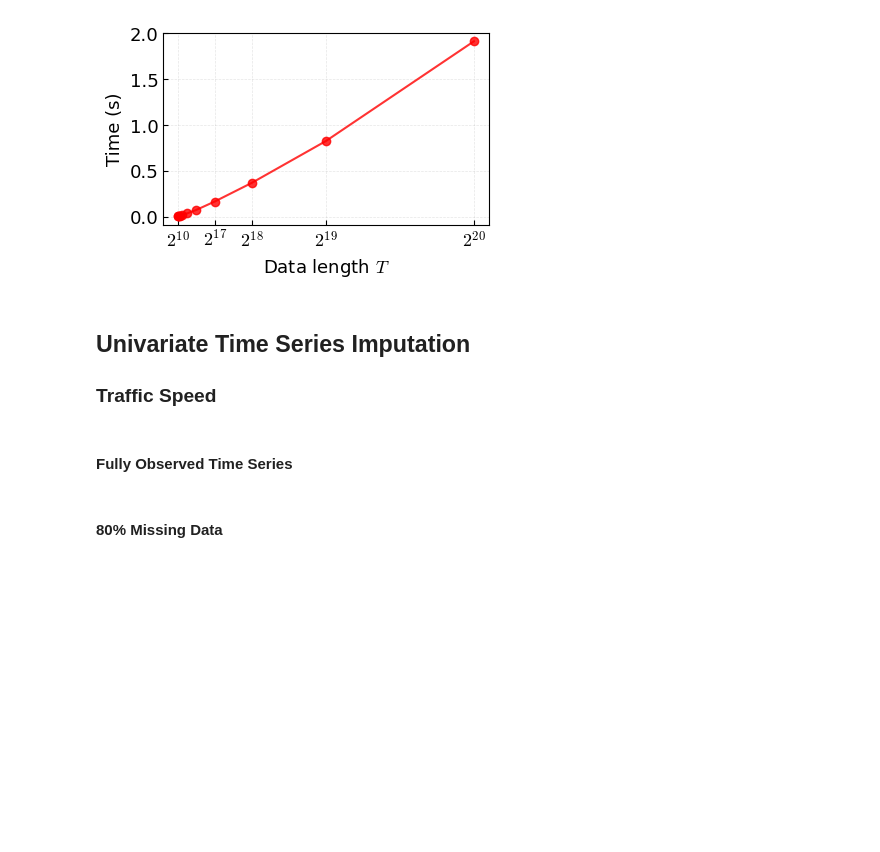
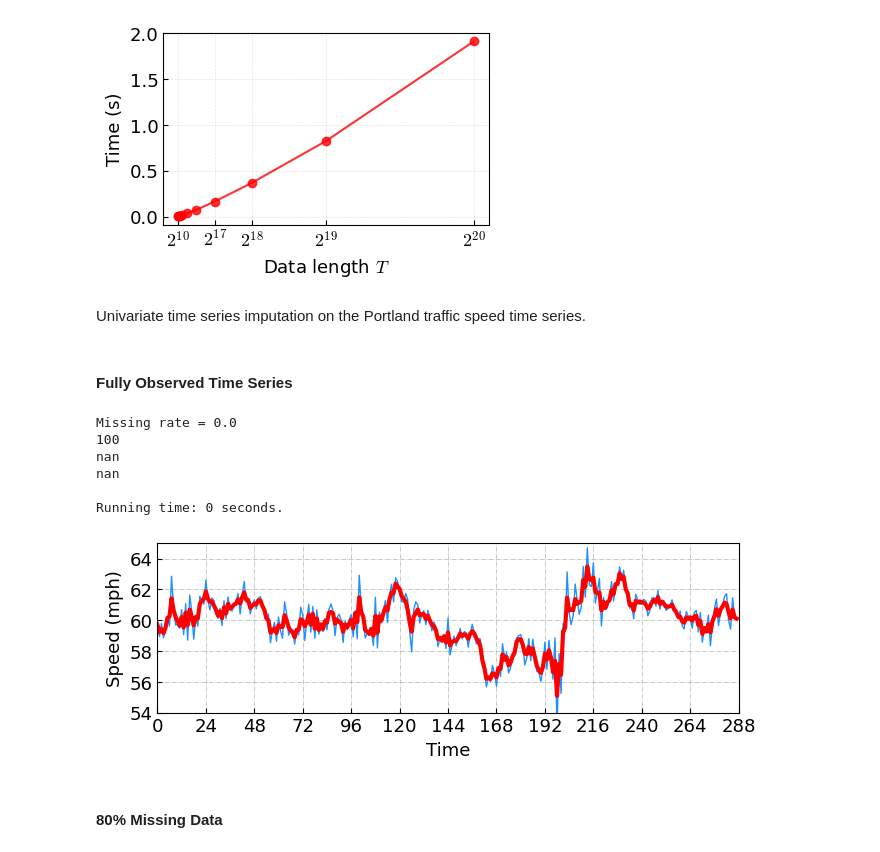
Before and after one commit to xinychen/LCR, a Jupyter notebook: univariate-models/LCR.ipynb, the cells around one changed output. Cells and saved outputs as stored; diff of their text form; code cells hidden in the pictures; blank space fills up the shorter version.

```diff
--- a/univariate-models/LCR.ipynb
+++ b/univariate-models/LCR.ipynb
@@ -127,10 +127,8 @@ plt.show()
 fig.savefig('../results/empirical_time_complexity_curve_linear.pdf', bbox_inches = 'tight')
 # %% [output]
 [figure]
-# %% [markdown]
-## Univariate Time Series Imputation
-
-### Traffic Speed
+# %% [markdown]
+Univariate time series imputation on the Portland traffic speed time series.
 # %%
 import numpy as np
 
@@ -164,7 +162,7 @@ def update_z(y_train, pos_train, x, w, lmbda, eta):
 def update_w(x, z, w, lmbda):
     return w + lmbda * (x - z)
 
-def LCR(y_true, y, lmbda, gamma, tau, maxiter = 50):
+def LCR(y_true, y, lmbda, gamma, tau, maxiter = 50, show_iter = 100):
     eta = 100 * lmbda
     T = y.shape
     pos_train = np.where(y != 0)
@@ -176,7 +174,6 @@ def LCR(y_true, y, lmbda, gamma, tau, maxiter = 50):
     ell = np.fft.fft(laplacian(T, tau))
     denominator = lmbda + gamma * np.abs(ell) ** 2
     del y_true, y
-    show_iter = 10
     for it in range(maxiter):
         x = prox(z, w, lmbda, denominator)
         z = update_z(y_train, pos_train, x, w, lmbda, eta)
@@ -203,35 +200,42 @@ dense_vec = dense_mat[0, : 96 * d]
 T = dense_vec.shape[0]
 sparse_vec = dense_vec * np.round(np.random.rand(T) + 0.5 - missing_rate)
 
 import time
 start = time.time()
 lmbda = 1e-2 * T
 gamma = 5 * lmbda
 tau = 2
 maxiter = 100
 x = LCR(dense_vec, sparse_vec, lmbda, gamma, tau, maxiter)
 end = time.time()
 print('Running time: %d seconds.'%(end - start))
 
 import matplotlib.pyplot as plt
 plt.rcParams.update({'font.size': 13})
 
 fig = plt.figure(figsize = (7.5, 2.2))
 ax = fig.add_subplot(111)
 plt.plot(dense_vec[: 96 * d], 'dodgerblue', linewidth = 1)
 plt.plot(x[: 96 * d], 'red', linewidth = 3)
 plt.xlabel('Time')
 plt.ylabel('Speed (mph)')
 plt.xlim([0, 96 * d])
 plt.ylim([54, 65])
 plt.xticks(np.arange(0, 96 * d + 1, 24))
 plt.yticks(np.arange(54, 66, 2))
 plt.grid(linestyle = '-.', linewidth = 0.5)
 ax.tick_params(direction = 'in')
 
-plt.savefig('speeds_{}.pdf'.format(round(missing_rate * 100)),
-            bbox_inches = "tight")
+# plt.savefig('speeds_{}.pdf'.format(round(missing_rate * 100)), bbox_inches = 'tight')
 plt.show()
+# %% [output]
+Missing rate = 0.0
+100
+nan
+nan
+
+Running time: 0 seconds.
+[figure, added]
 # %% [markdown]
 #### 80% Missing Data
 # %%
```
Also changed, not shown: parts of 5 cells of this notebook.
